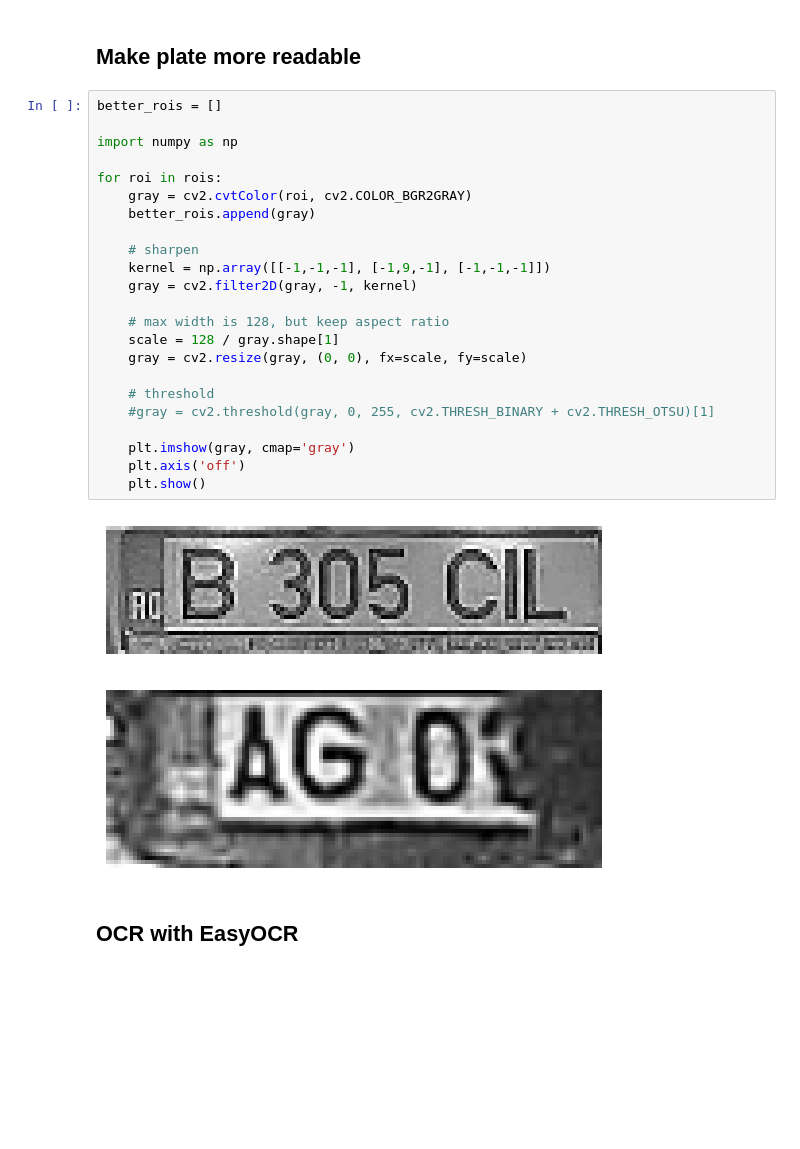
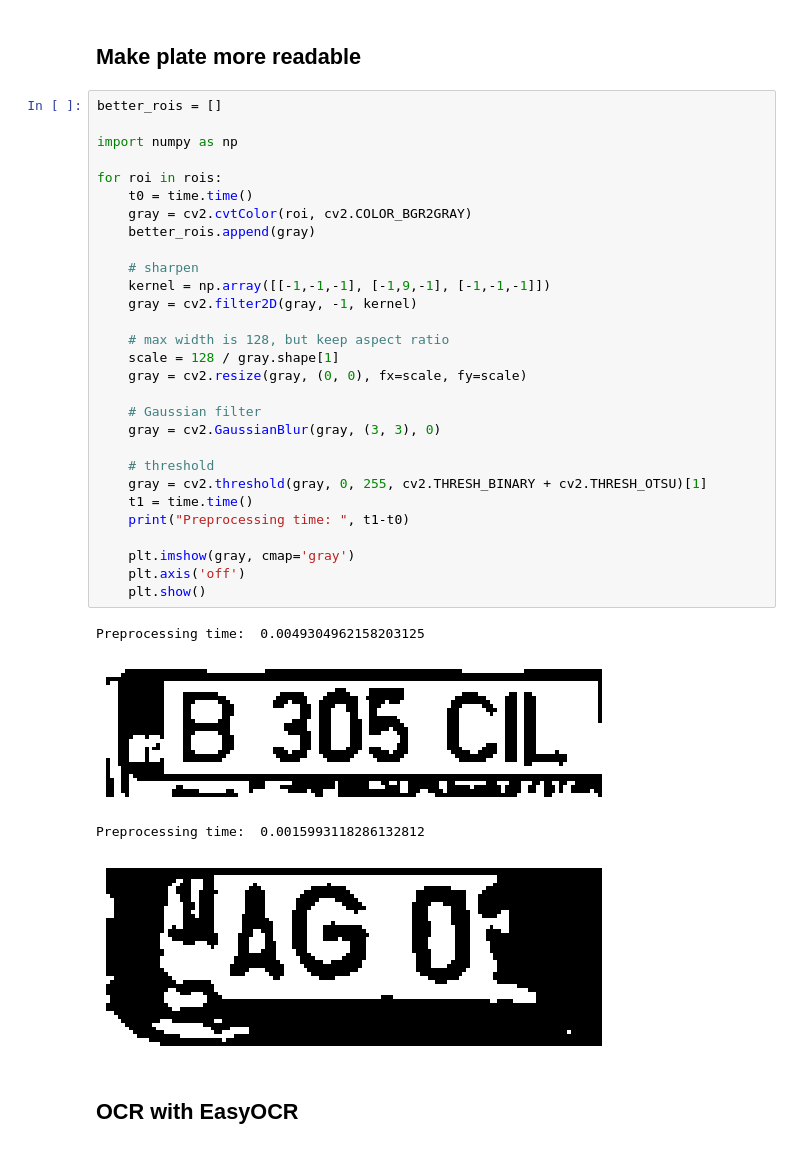
Before and after one commit to damirch/alpr, a Jupyter notebook: main.ipynb, the cells around one changed output. Saved outputs shown, nothing was run; the diff lists cells and outputs as text; blank space fills up the shorter version.

Commit message:
better plate preprocessing

```diff
--- a/main.ipynb
+++ b/main.ipynb
@@ -67,29 +67,37 @@ for roi in rois:
 # %%
 better_rois = []
 
 import numpy as np
 
 for roi in rois:
+    t0 = time.time()
     gray = cv2.cvtColor(roi, cv2.COLOR_BGR2GRAY)
     better_rois.append(gray)
 
     # sharpen
     kernel = np.array([[-1,-1,-1], [-1,9,-1], [-1,-1,-1]])
     gray = cv2.filter2D(gray, -1, kernel)
 
     # max width is 128, but keep aspect ratio
     scale = 128 / gray.shape[1]
     gray = cv2.resize(gray, (0, 0), fx=scale, fy=scale)
 
+    # Gaussian filter
+    gray = cv2.GaussianBlur(gray, (3, 3), 0)
+
     # threshold
-    #gray = cv2.threshold(gray, 0, 255, cv2.THRESH_BINARY + cv2.THRESH_OTSU)[1]
+    gray = cv2.threshold(gray, 0, 255, cv2.THRESH_BINARY + cv2.THRESH_OTSU)[1]
+    t1 = time.time()
+    print("Preprocessing time: ", t1-t0)
 
     plt.imshow(gray, cmap='gray')
     plt.axis('off')
     plt.show()
 # %% [output]
+Preprocessing time:  0.0049304962158203125
-[figure, old version]
+[figure, new version]
+Preprocessing time:  0.0015993118286132812
-[figure, old version]
+[figure, new version]
 # %% [markdown]
 ## OCR with EasyOCR
 # %%
```
Also changed, not shown: parts of 1 cell of this notebook.
